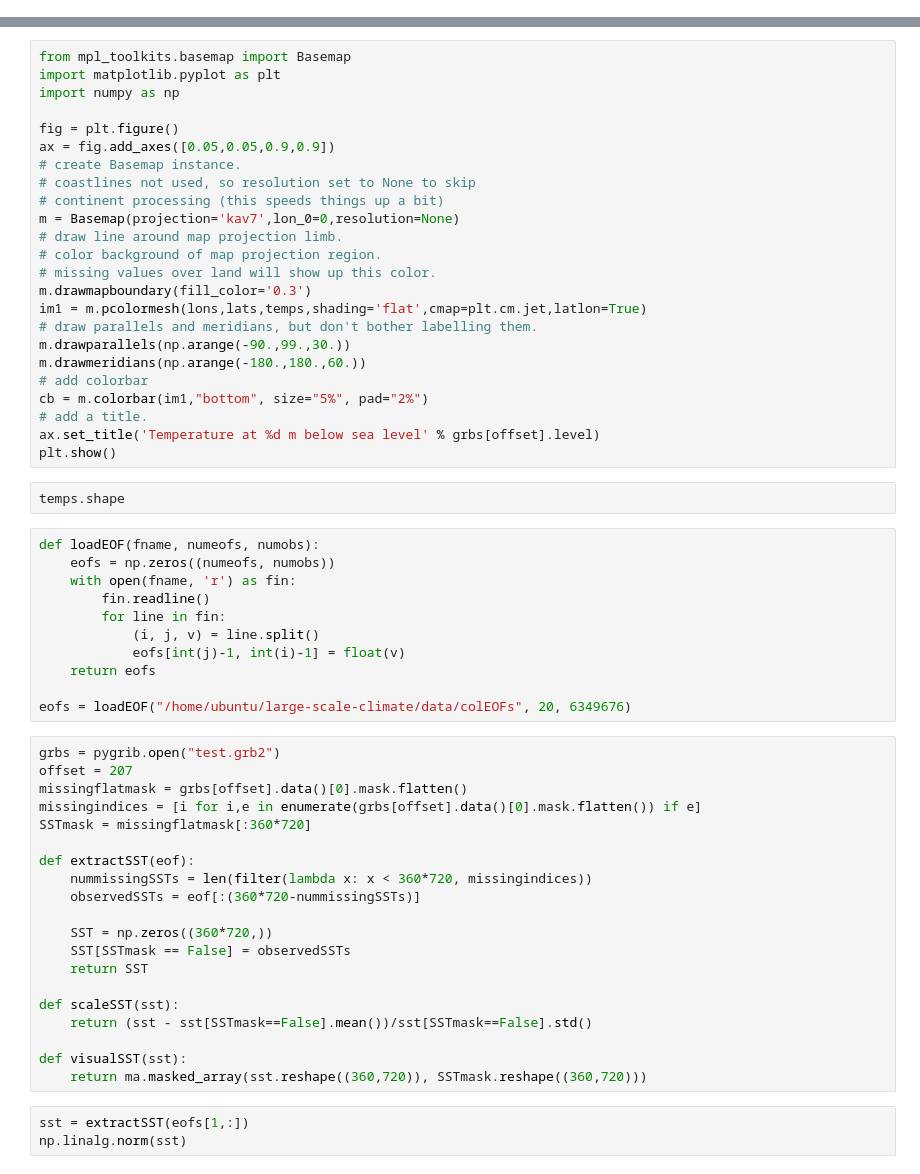
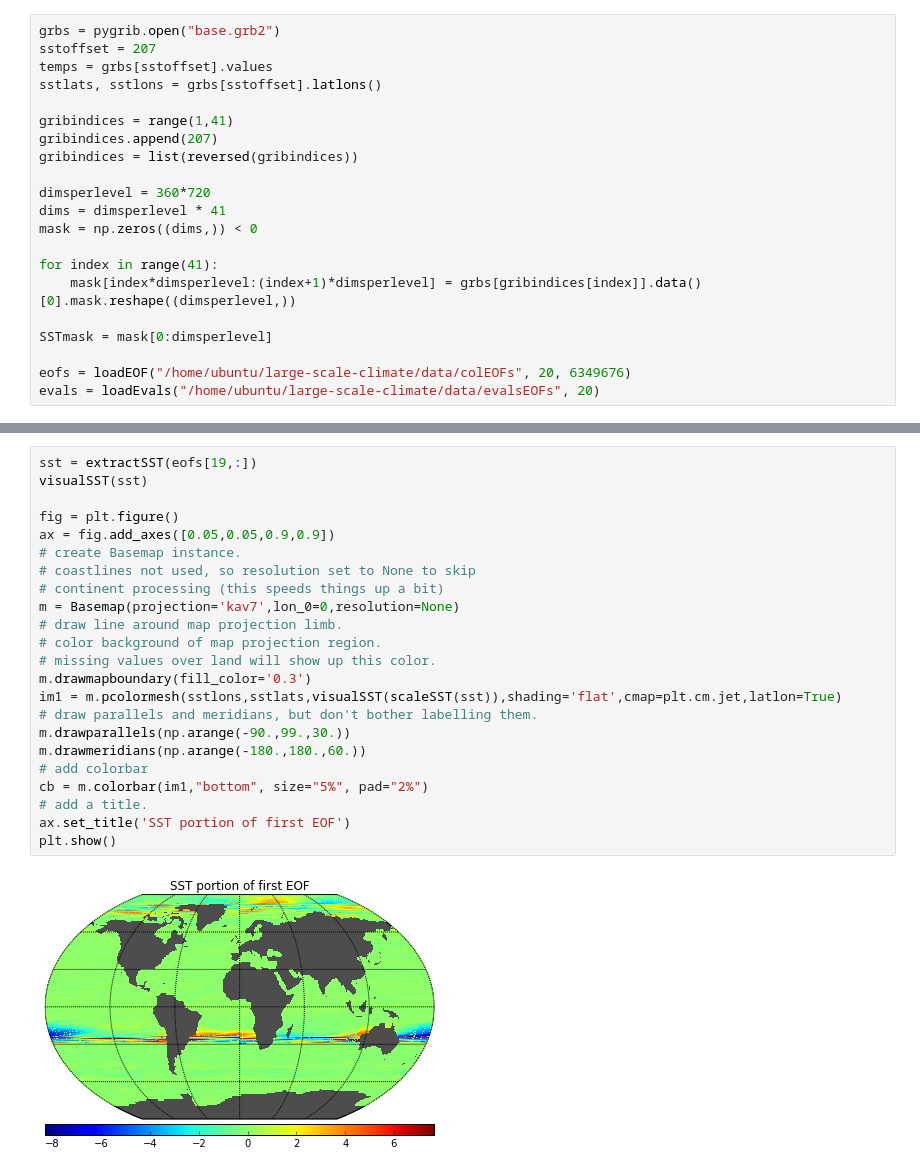
Before and after one commit to rustandruin/large-scale-climate, a Jupyter notebook: src/plot_grib_temp.ipynb, the cells around one changed output, grey strips where cells are left out. Saved outputs shown, nothing was run; the diff lists cells and outputs as text.

```diff
--- a/src/plot_grib_temp.ipynb
+++ b/src/plot_grib_temp.ipynb
@@ -10,0 +40,21 @@ lats, lons = grbs[offset].latlons()
+# %%
+grbs = pygrib.open("base.grb2")
+sstoffset = 207
+temps = grbs[sstoffset].values
+sstlats, sstlons = grbs[sstoffset].latlons()
+
+gribindices = range(1,41)
+gribindices.append(207)
+gribindices = list(reversed(gribindices))
+
+dimsperlevel = 360*720
+dims = dimsperlevel * 41
+mask = np.zeros((dims,)) < 0
+
+for index in range(41):
+    mask[index*dimsperlevel:(index+1)*dimsperlevel] = grbs[gribindices[index]].data()[0].mask.reshape((dimsperlevel,))
+
+SSTmask = mask[0:dimsperlevel]
+
+eofs = loadEOF("/home/ubuntu/large-scale-climate/data/colEOFs", 20, 6349676)
+evals = loadEvals("/home/ubuntu/large-scale-climate/data/evalsEOFs", 20)
@@ -11,60 +67,25 @@ lats, lons = grbs[offset].latlons()
 # %%
-from mpl_toolkits.basemap import Basemap
-import matplotlib.pyplot as plt
-import numpy as np
+sst = extractSST(eofs[19,:])
+visualSST(sst)
 
 fig = plt.figure()
 ax = fig.add_axes([0.05,0.05,0.9,0.9])
 # create Basemap instance.
 # coastlines not used, so resolution set to None to skip
 # continent processing (this speeds things up a bit)
 m = Basemap(projection='kav7',lon_0=0,resolution=None)
 # draw line around map projection limb.
 # color background of map projection region.
 # missing values over land will show up this color.
 m.drawmapboundary(fill_color='0.3')
-im1 = m.pcolormesh(lons,lats,temps,shading='flat',cmap=plt.cm.jet,latlon=True)
+im1 = m.pcolormesh(sstlons,sstlats,visualSST(scaleSST(sst)),shading='flat',cmap=plt.cm.jet,latlon=True)
 # draw parallels and meridians, but don't bother labelling them.
 m.drawparallels(np.arange(-90.,99.,30.))
 m.drawmeridians(np.arange(-180.,180.,60.))
 # add colorbar
 cb = m.colorbar(im1,"bottom", size="5%", pad="2%")
 # add a title.
-ax.set_title('Temperature at %d m below sea level' % grbs[offset].level)
+ax.set_title('SST portion of first EOF')
 plt.show()
+# %% [output]
+[figure, added]
-# %%
-temps.shape
-# %%
-def loadEOF(fname, numeofs, numobs):
-    eofs = np.zeros((numeofs, numobs))
-    with open(fname, 'r') as fin:
-        fin.readline()
-        for line in fin:
-            (i, j, v) = line.split()
-            eofs[int(j)-1, int(i)-1] = float(v)
-    return eofs
-
-eofs = loadEOF("/home/ubuntu/large-scale-climate/data/colEOFs", 20, 6349676)
-# %%
-grbs = pygrib.open("test.grb2")
-offset = 207
-missingflatmask = grbs[offset].data()[0].mask.flatten()
-missingindices = [i for i,e in enumerate(grbs[offset].data()[0].mask.flatten()) if e]
-SSTmask = missingflatmask[:360*720]
-
-def extractSST(eof):
-    nummissingSSTs = len(filter(lambda x: x < 360*720, missingindices))
-    observedSSTs = eof[:(360*720-nummissingSSTs)]
-
-    SST = np.zeros((360*720,))
-    SST[SSTmask == False] = observedSSTs
-    return SST
-
-def scaleSST(sst):
-    return (sst - sst[SSTmask==False].mean())/sst[SSTmask==False].std()
-
-def visualSST(sst):
-    return ma.masked_array(sst.reshape((360,720)), SSTmask.reshape((360,720)))
-# %%
-sst = extractSST(eofs[1,:])
-np.linalg.norm(sst)
```
Also changed, not shown: parts of 6 cells of this notebook, 2 other files.
